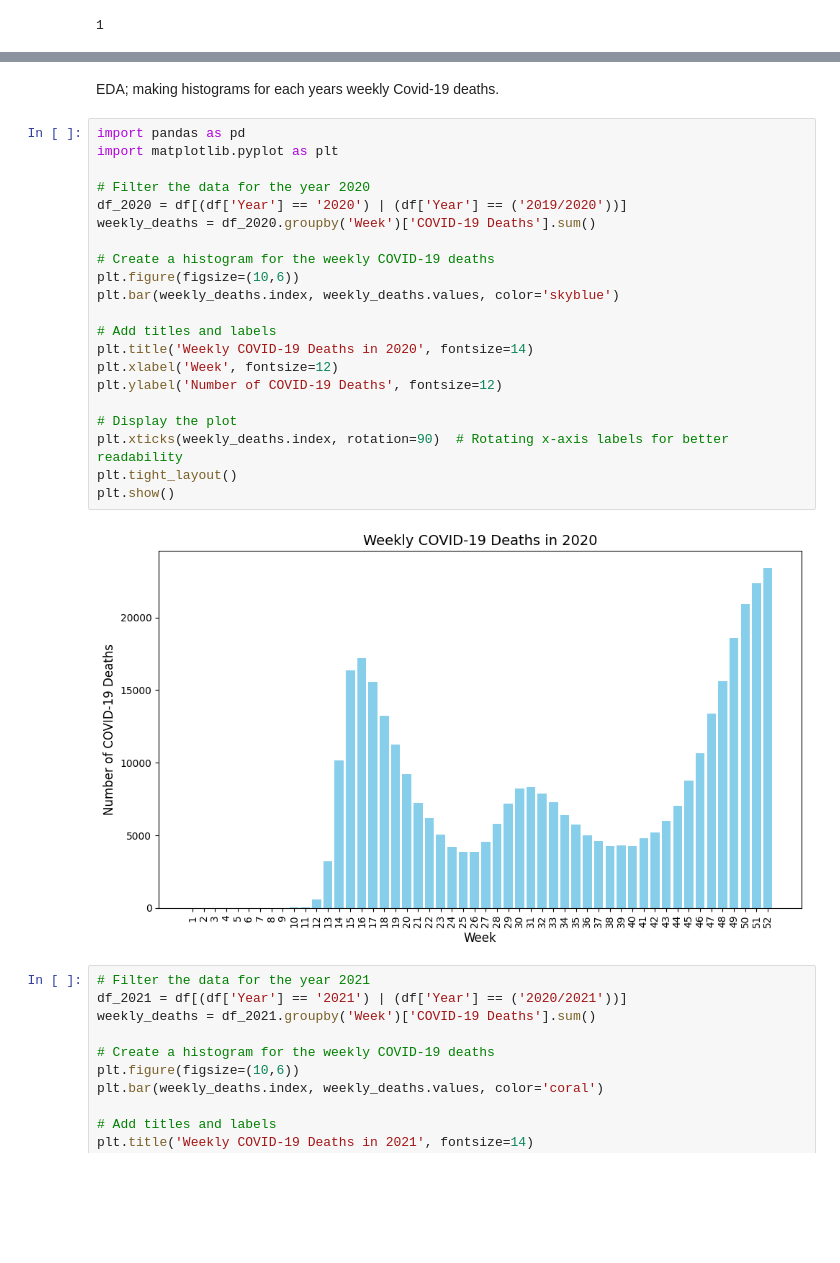
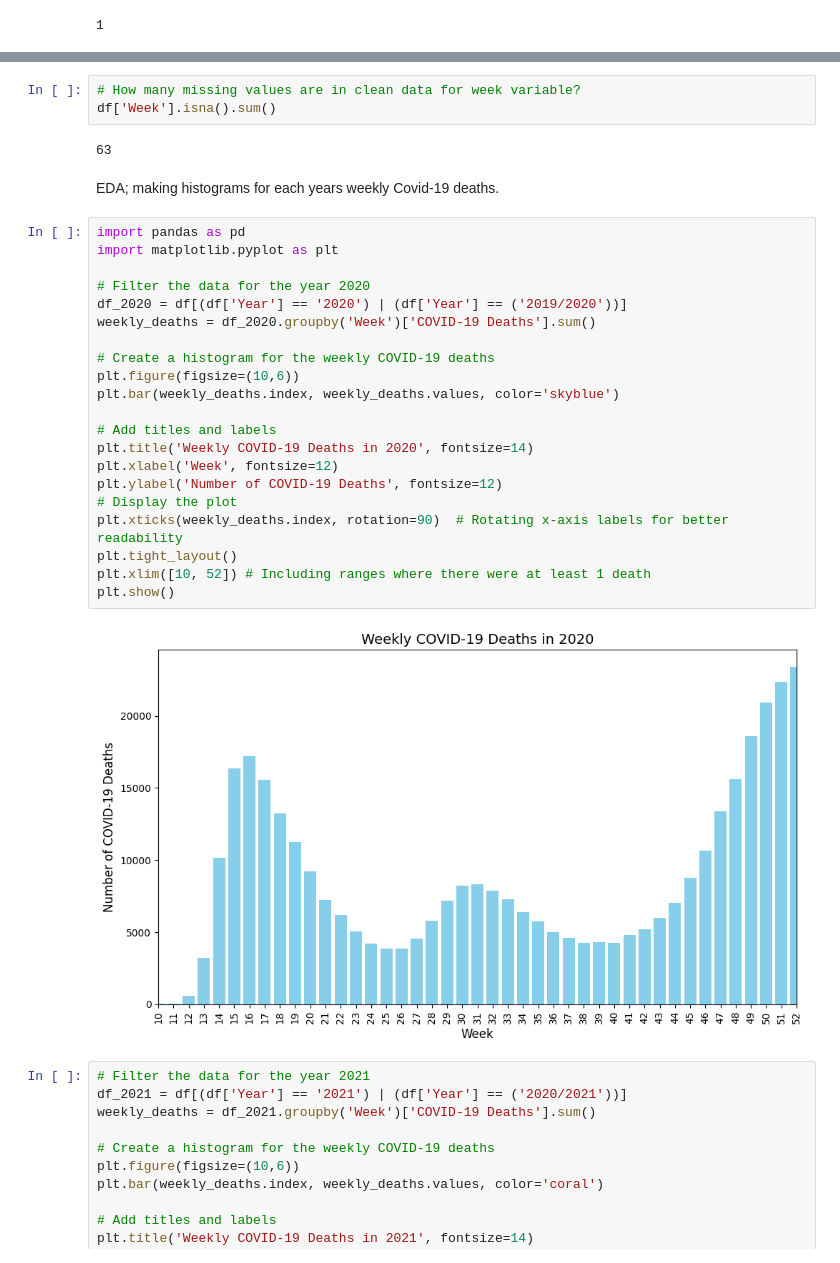
Before and after one commit to carolinehagood/covid-project, a Jupyter notebook: Cleaning_Covid_Death_Data.ipynb, the cells around one changed output, grey strips where cells are left out. Cells and saved outputs as stored; diff of their text form; blank space fills up the shorter version.

```diff
--- a/Cleaning_Covid_Death_Data.ipynb
+++ b/Cleaning_Covid_Death_Data.ipynb
@@ -54,31 +115,36 @@ df.head()
 | 2 | 01/12/2020 | 01/18/2020 | By Week | 2020 | 3.0 | United States | 2.0 |
 | 3 | 01/19/2020 | 01/25/2020 | By Week | 2020 | 4.0 | United States | 3.0 |
 | 4 | 01/26/2020 | 02/01/2020 | By Week | 2020 | 5.0 | United States | 0.0 |
+# %%
+# How many missing values are in clean data for week variable?
+df['Week'].isna().sum()
+# %% [output]
+63
 # %% [markdown]
 EDA; making histograms for each years weekly Covid-19 deaths.
 # %%
 import pandas as pd
 import matplotlib.pyplot as plt
 
 # Filter the data for the year 2020
 df_2020 = df[(df['Year'] == '2020') | (df['Year'] == ('2019/2020'))]
 weekly_deaths = df_2020.groupby('Week')['COVID-19 Deaths'].sum()
 
 # Create a histogram for the weekly COVID-19 deaths
 plt.figure(figsize=(10,6))
 plt.bar(weekly_deaths.index, weekly_deaths.values, color='skyblue')
 
 # Add titles and labels
 plt.title('Weekly COVID-19 Deaths in 2020', fontsize=14)
 plt.xlabel('Week', fontsize=12)
 plt.ylabel('Number of COVID-19 Deaths', fontsize=12)
-
 # Display the plot
 plt.xticks(weekly_deaths.index, rotation=90)  # Rotating x-axis labels for better readability
 plt.tight_layout()
+plt.xlim([10, 52]) # Including ranges where there were at least 1 death
 plt.show()
 # %% [output]
-[figure, old version]
+[figure, new version]
 # %%
 # Filter the data for the year 2021
 df_2021 = df[(df['Year'] == '2021') | (df['Year'] == ('2020/2021'))]
```
Also changed, not shown: parts of 4 cells of this notebook.
